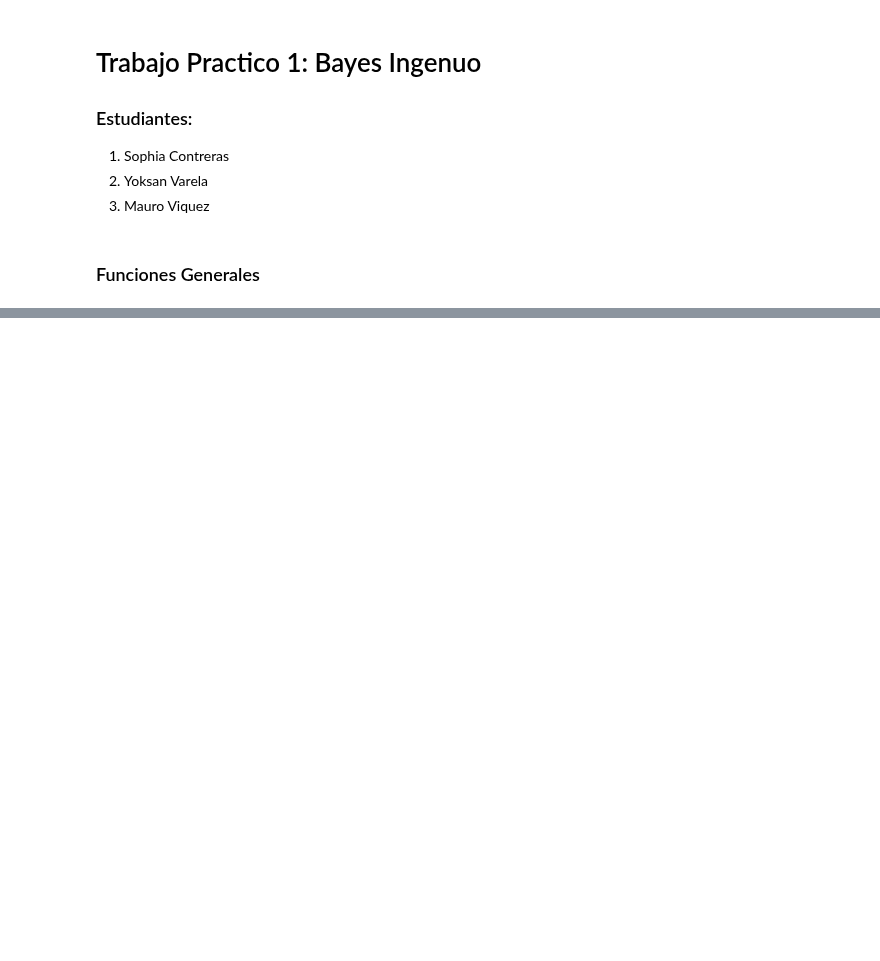
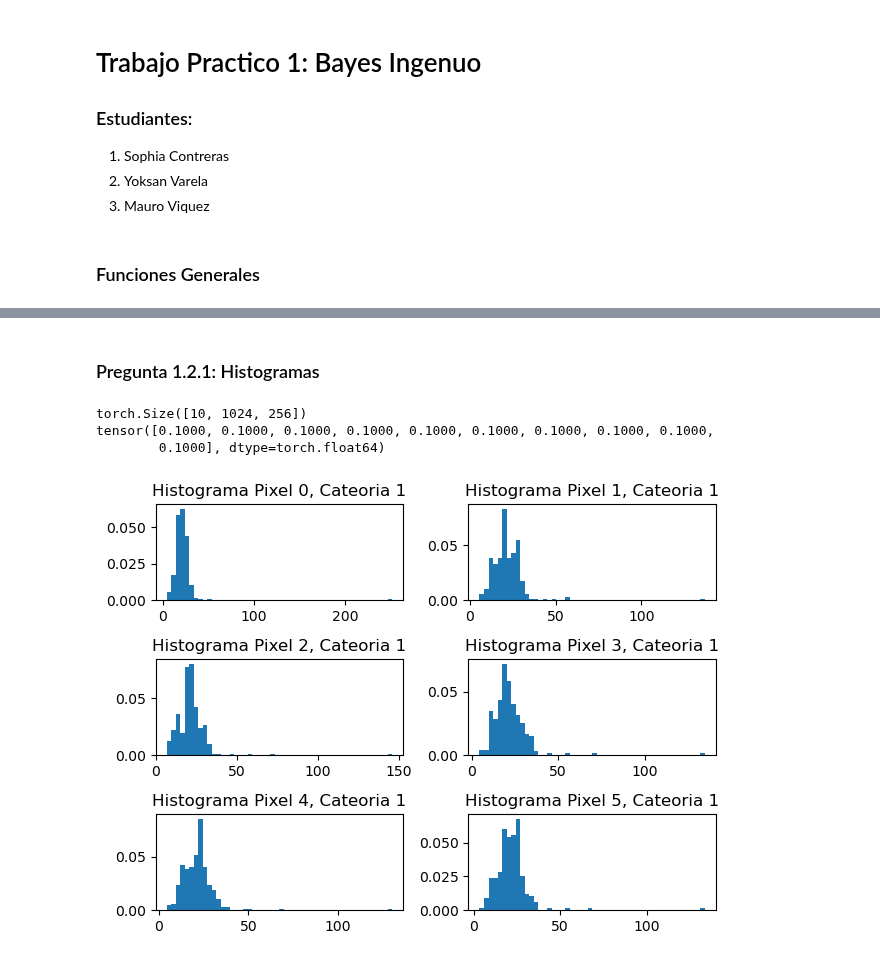
Before and after one commit to YoksanVC/TEC_DataScienceCert, a Jupyter notebook: Module_3_Estadistica_CienciaDatos/Trabajo_Practico_1_Bayes/TrabajoPractico1_Bayes.ipynb, the cells around one changed output, grey strips where cells are left out. Saved outputs shown, nothing was run; the diff lists cells and outputs as text; code cells hidden in the pictures; blank space fills up the shorter version.

```diff
--- a/Module_3_Estadistica_CienciaDatos/Trabajo_Practico_1_Bayes/TrabajoPractico1_Bayes.ipynb
+++ b/Module_3_Estadistica_CienciaDatos/Trabajo_Practico_1_Bayes/TrabajoPractico1_Bayes.ipynb
@@ -218,0 +160,9 @@ tensor(1.)
+# %%
+def train_model_histogram(labels,data,k,d,z):
+    # Creado el hypercubo K x D x Z
+    dataset_densities = create_density_hypercube(labels,data,k,d,z)
+
+    # Creando el arreglo de probabilidades a priori de las categorias
+    prob_a_priori = calcular_probabilidad_priori(labels)
+
+    return dataset_densities, prob_a_priori
@@ -218,0 +204,44 @@ tensor(1.)
+# %% [markdown]
+### Pregunta 1.2.1: Histogramas
+# %%
+# Llamando la funcion
+K = 10
+D = 1024
+Z = 256
+train_dataset_dens, train_prob_a_priori = train_model_histogram(set_labels,set_tensor,K,D,Z)
+print(train_dataset_dens.shape)
+print(train_prob_a_priori)
+# %% [output]
+torch.Size([10, 1024, 256])
+tensor([0.1000, 0.1000, 0.1000, 0.1000, 0.1000, 0.1000, 0.1000, 0.1000, 0.1000,
+        0.1000], dtype=torch.float64)
+# %%
+# Creando los histogramas para la categoria 1
+fig1, ((hist1,hist2),(hist3,hist4),(hist5,hist6)) = plt.subplots(nrows=3,ncols=2)
+
+# Normalizando las probablilidades entre 0 y 255 -> Para visualizacion de los histogramas solamente
+cat1_pixels_norm = ((train_dataset_dens[1,:,:] - train_dataset_dens[1,:,:].min())/(train_dataset_dens[1,:,:].max() - train_dataset_dens[1,:,:].min()))*255
+
+# Ploteando los histogramas
+hist1.hist(cat1_pixels_norm[0], 50, density=True, histtype='bar')
+hist1.set_title('Histograma Pixel 0, Cateoria 1')
+
+hist2.hist(cat1_pixels_norm[1], 50, density=True, histtype='bar')
+hist2.set_title('Histograma Pixel 1, Cateoria 1')
+
+hist3.hist(cat1_pixels_norm[2], 50, density=True, histtype='bar')
+hist3.set_title('Histograma Pixel 2, Cateoria 1')
+
+hist4.hist(cat1_pixels_norm[3], 50, density=True, histtype='bar')
+hist4.set_title('Histograma Pixel 3, Cateoria 1')
+
+hist5.hist(cat1_pixels_norm[4], 50, density=True, histtype='bar')
+hist5.set_title('Histograma Pixel 4, Cateoria 1')
+
+hist6.hist(cat1_pixels_norm[5], 50, density=True, histtype='bar')
+hist6.set_title('Histograma Pixel 5, Cateoria 1')
+
+fig1.tight_layout()
+plt.show()
+# %% [output]
+[figure, added]
```
Also changed, not shown: parts of 57 cells of this notebook.
